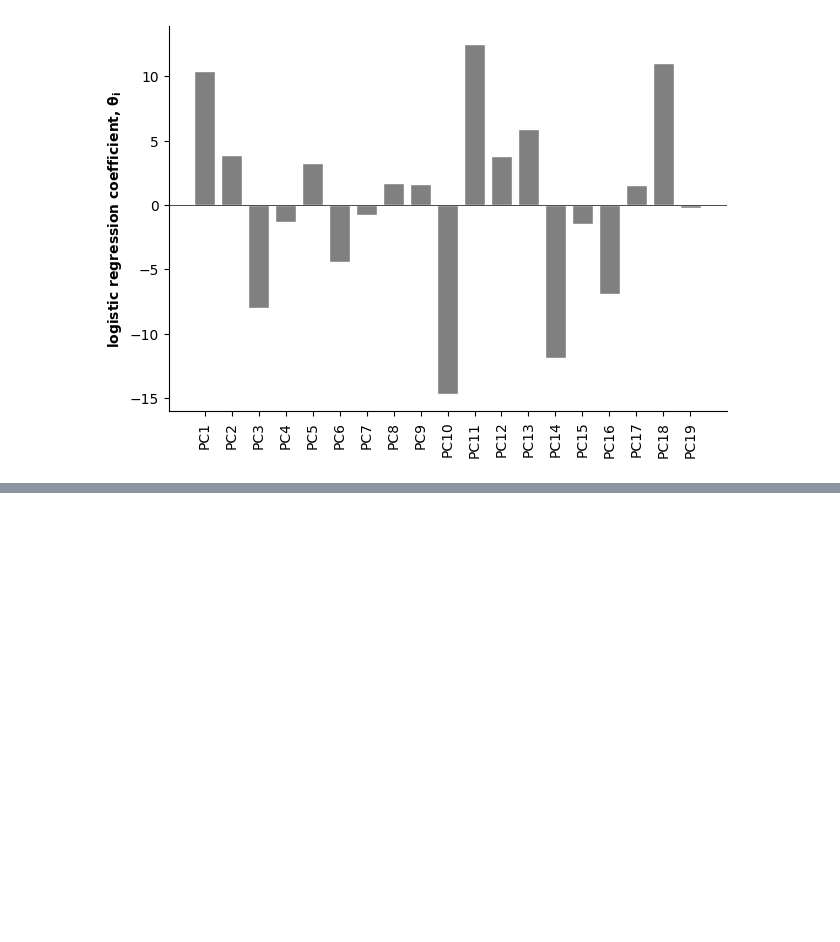
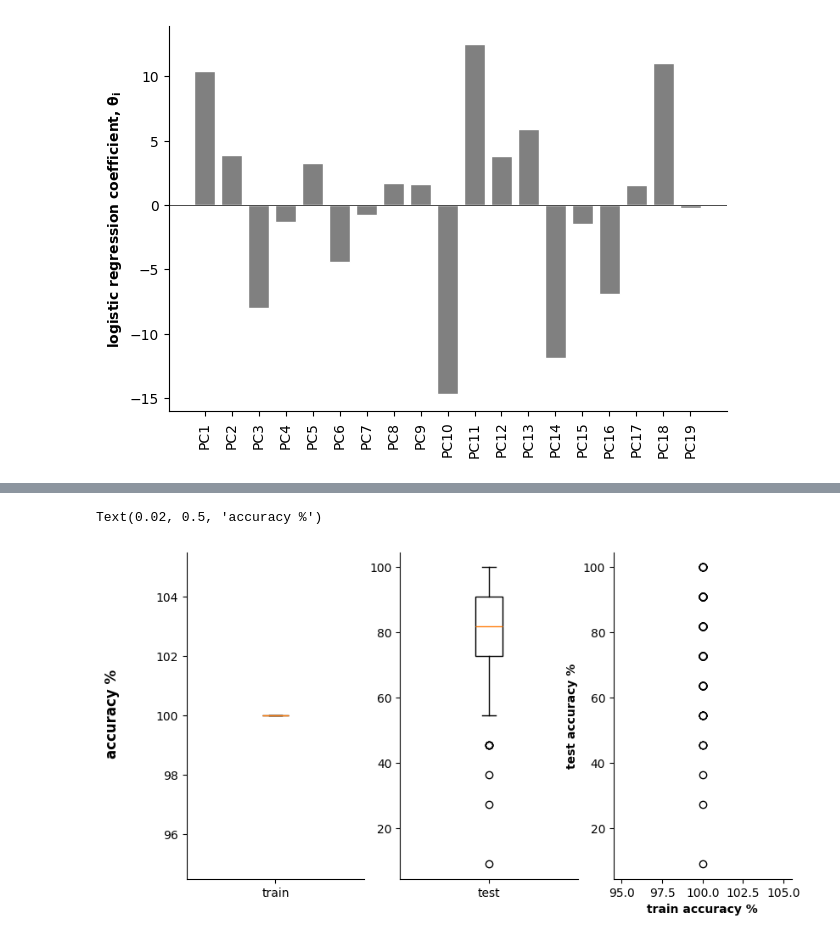
Before and after one commit to ChaosDonkey06/Stats-ML4Genomics, a Jupyter notebook: logistic_regression.ipynb, the cells around one changed output, grey strips where cells are left out. Cells and saved outputs as stored; diff of their text form; code cells hidden in the pictures; blank space fills up the shorter version.

```diff
--- a/logistic_regression.ipynb
+++ b/logistic_regression.ipynb
@@ -507,0 +529,32 @@ array([11., 44., 21., 42., 44., 24., 33., 33., 50., 46., 19., 36., 18.,
+# %%
+fig, ax = plt.subplots(1, 3, figsize=(9.2, 5))
+
+bplot1 = ax[0].boxplot(accu_train,
+                    patch_artist = True,          # fill with color
+                    labels       = ["train"])     # will be used to label x-ticks
+bplot2 = ax[1].boxplot(accu_test,
+                        patch_artist = True,      # fill with color
+                        labels       = ["test"])  # will be used to label x-ticks
+
+ax[2].scatter(accu_train, accu_test, fc="w", ec="k")
+
+for axi in ax.flatten():
+    axi.spines["right"].set_visible(False)
+    axi.spines["top"].set_visible(False)
+
+# fill with colors
+for patch in bplot1['boxes']:
+    patch.set_facecolor("w")
+    patch.set_edgecolor("k")
+
+for patch in bplot2['boxes']:
+    patch.set_facecolor("w")
+    patch.set_edgecolor("k")
+
+ax[2].set_xlabel("train accuracy %", weight="bold")
+ax[2].set_ylabel("test accuracy %", weight="bold")
+
+fig.supylabel("accuracy %", weight="bold")
+# %% [output]
+Text(0.02, 0.5, 'accuracy %')
+[figure, added]
```
Also changed, not shown: parts of 9 cells of this notebook.
